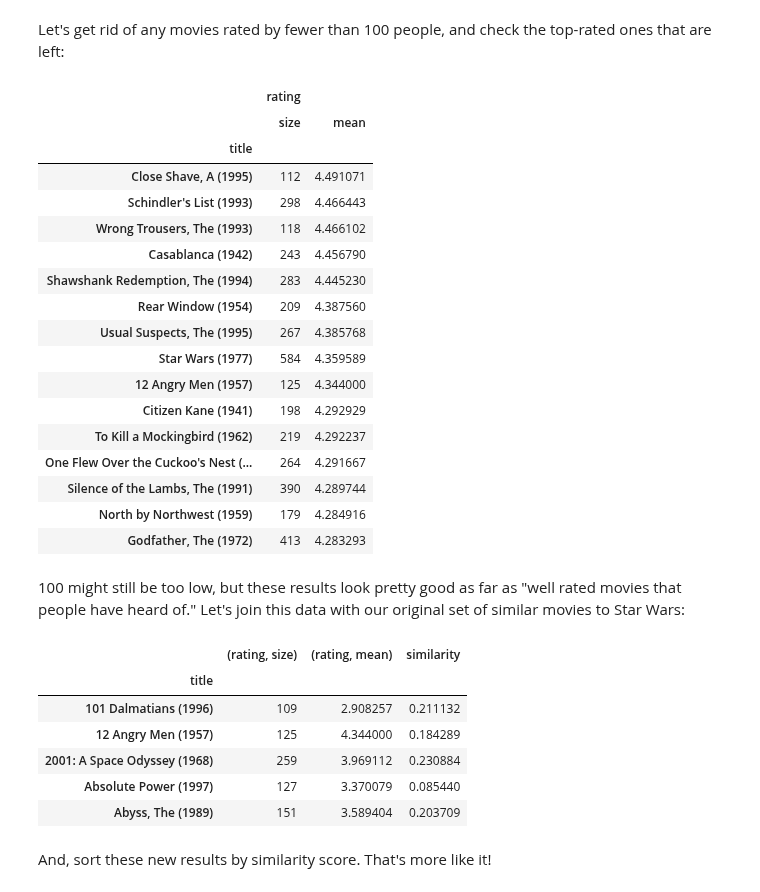
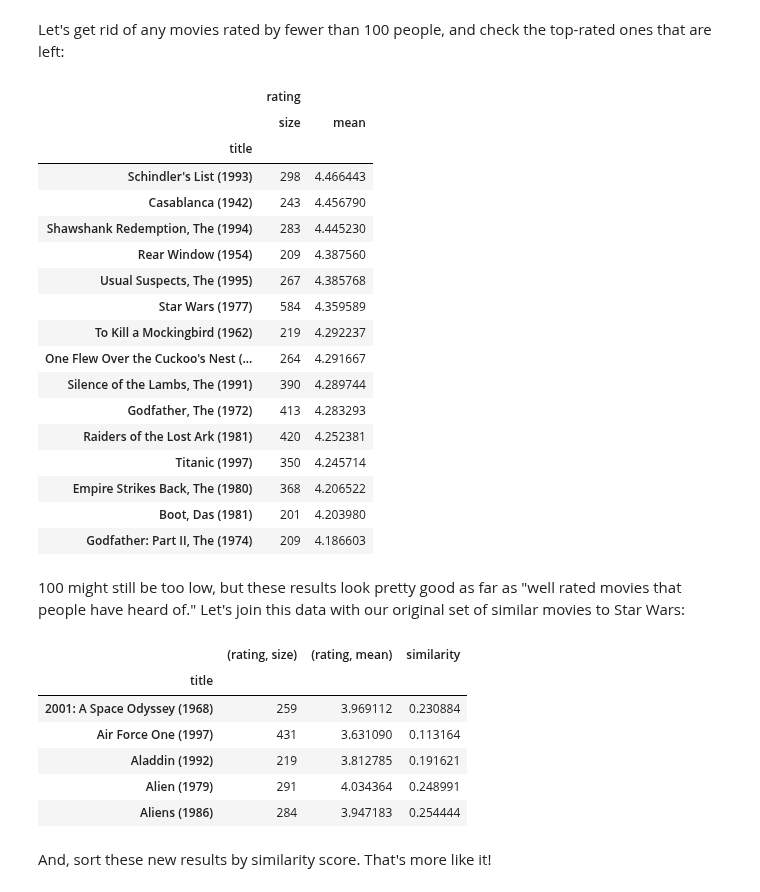
Before and after one commit to jbcodeforce/ML-studies, a Jupyter notebook: DataScience-Python3/SimilarMovies.ipynb, the cells around one changed output. Saved outputs shown, nothing was run; the diff lists cells and outputs as text; code cells hidden in the pictures.

Commit message:
Work on item based recommender

```diff
--- a/DataScience-Python3/SimilarMovies.ipynb
+++ b/DataScience-Python3/SimilarMovies.ipynb
@@ -6,10 +6,10 @@ We'll start by loading up the MovieLens dataset. Using Pandas, we can very quick
 import pandas as pd
 
 r_cols = ['user_id', 'movie_id', 'rating']
-ratings = pd.read_csv('e:/sundog-consult/udemy/datascience/ml-100k/u.data', sep='\t', names=r_cols, usecols=range(3), encoding="ISO-8859-1")
+ratings = pd.read_csv('/Users/jeromeboyer/Code/jbcodeforce/ml-basics/DataScience-Python3/ml-100k/u.data', sep='\t', names=r_cols, usecols=range(3), encoding="ISO-8859-1")
 
 m_cols = ['movie_id', 'title']
-movies = pd.read_csv('e:/sundog-consult/udemy/datascience/ml-100k/u.item', sep='|', names=m_cols, usecols=range(2), encoding="ISO-8859-1")
+movies = pd.read_csv('/Users/jeromeboyer/Code/jbcodeforce/ml-basics/DataScience-Python3/ml-100k/u.item', sep='|', names=m_cols, usecols=range(2), encoding="ISO-8859-1")
 
 ratings = pd.merge(movies, ratings)
 # %%
@@ -108,27 +108,27 @@ movieStats.head()
 # %% [markdown]
 Let's get rid of any movies rated by fewer than 100 people, and check the top-rated ones that are left:
 # %%
-popularMovies = movieStats['rating']['size'] >= 100
+popularMovies = movieStats['rating']['size'] >= 200
 movieStats[popularMovies].sort_values([('rating', 'mean')], ascending=False)[:15]
 # %% [output]
 |  | rating |  |
 |  | size | mean |
 | title |  |  |
-| Close Shave, A (1995) | 112 | 4.491071 |
 | Schindler's List (1993) | 298 | 4.466443 |
-| Wrong Trousers, The (1993) | 118 | 4.466102 |
 | Casablanca (1942) | 243 | 4.456790 |
 | Shawshank Redemption, The (1994) | 283 | 4.445230 |
 | Rear Window (1954) | 209 | 4.387560 |
 | Usual Suspects, The (1995) | 267 | 4.385768 |
 | Star Wars (1977) | 584 | 4.359589 |
-| 12 Angry Men (1957) | 125 | 4.344000 |
-| Citizen Kane (1941) | 198 | 4.292929 |
 | To Kill a Mockingbird (1962) | 219 | 4.292237 |
 | One Flew Over the Cuckoo's Nest (... | 264 | 4.291667 |
 | Silence of the Lambs, The (1991) | 390 | 4.289744 |
-| North by Northwest (1959) | 179 | 4.284916 |
 | Godfather, The (1972) | 413 | 4.283293 |
+| Raiders of the Lost Ark (1981) | 420 | 4.252381 |
+| Titanic (1997) | 350 | 4.245714 |
+| Empire Strikes Back, The (1980) | 368 | 4.206522 |
+| Boot, Das (1981) | 201 | 4.203980 |
+| Godfather: Part II, The (1974) | 209 | 4.186603 |
 # %% [markdown]
 100 might still be too low, but these results look pretty good as far as "well rated movies that people have heard of." Let's join this data with our original set of similar movies to Star Wars:
 # %%
@@ -138,11 +138,11 @@ df.head()
 # %% [output]
 |  | (rating, size) | (rating, mean) | similarity |
 | title |  |  |  |
-| 101 Dalmatians (1996) | 109 | 2.908257 | 0.211132 |
-| 12 Angry Men (1957) | 125 | 4.344000 | 0.184289 |
 | 2001: A Space Odyssey (1968) | 259 | 3.969112 | 0.230884 |
-| Absolute Power (1997) | 127 | 3.370079 | 0.085440 |
-| Abyss, The (1989) | 151 | 3.589404 | 0.203709 |
+| Air Force One (1997) | 431 | 3.631090 | 0.113164 |
+| Aladdin (1992) | 219 | 3.812785 | 0.191621 |
+| Alien (1979) | 291 | 4.034364 | 0.248991 |
+| Aliens (1986) | 284 | 3.947183 | 0.254444 |
 # %% [markdown]
 And, sort these new results by similarity score. That's more like it!
 # %%
```
Also changed, not shown: parts of 3 cells of this notebook, 1 other file.
